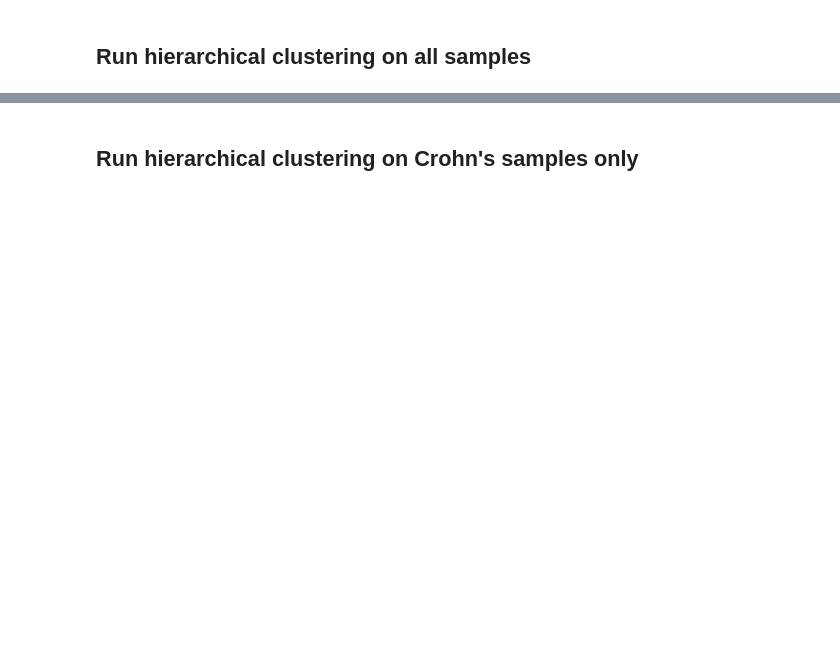
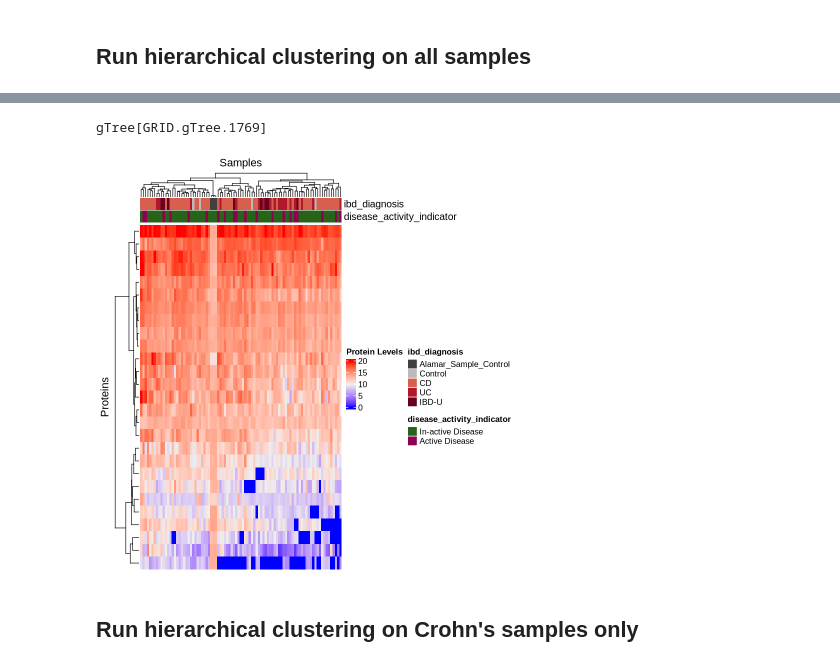
Before and after one commit to VCU-Bioinformatics-Core/20241011.kevin_byrd.ibd_nulisa, a Jupyter notebook: workflow/specimen_focused/comprehensive/post_analysis.R.ipynb, the cells around one changed output, grey strips where cells are left out. Cells and saved outputs as stored; diff of their text form; code cells hidden in the pictures; blank space fills up the shorter version.

```diff
--- a/workflow/specimen_focused/comprehensive/post_analysis.R.ipynb
+++ b/workflow/specimen_focused/comprehensive/post_analysis.R.ipynb
@@ -98,3 +138,54 @@ gTree[GRID.gTree.842]
+# %%
+# Create a heatmap annotation for the diagnosis
+# color brewer - https://colorbrewer2.org/#type=diverging&scheme=RdGy&n=11
+ha_ibd <- HeatmapAnnotation(ibd_diagnosis = clinical_data$ibd_diagnosis,
+                        col = list(ibd_diagnosis = c("Alamar_Sample_Control" = "#404040",
+                                                     "Control" = "#bababa",
+                                                     "CD" = "#d6604d",
+                                                     "UC" = "#b2182b",
+                                                     "IBD-U" = "#67001f")), which="column")
+
+# Create a heatmap annotation for the diagnosis
+ha_ibd_idx <- HeatmapAnnotation(ibd_indicator = clinical_data$ibd_indicator,
+                        col = list(ibd_indicator = c("Control Super Group" = "#bababa", "IBD Super Group" = "#67001f")), which="column")
+
+# Create a heatmap annotation for the diagnosis
+# color brewer - https://colorbrewer2.org/#type=diverging&scheme=PiYG&n=5
+ha_da <- HeatmapAnnotation(disease_activity = clinical_data$disease_activity,
+                        col = list(disease_activity = c("N/A" = "#276419",
+                                                        "N/A (Non-IBD Control)" = "#4d9221",
+                                                        "Quiescent" = "#f1b6da",
+                                                        "Mild" = "#c51b7d",
+                                                        "Moderate" = "#8e0152")))
+
+# Create a heatmap annotation for the diagnosis
+ha_da_idx <- HeatmapAnnotation(disease_activity_indicator = clinical_data$disease_activity_indicator,
+                        col = list(disease_activity_indicator = c("In-active Disease" = "#276419", "Active Disease" = "#8e0152")))
+
+
+combined_ha = c(ha_ibd, ha_da_idx)
+
+ht <- Heatmap(as.matrix(protein_data),
+        name = "Protein Levels",
+        row_title = "Proteins",
+        column_title = "Samples",
+        cluster_rows = TRUE,
+        cluster_columns = TRUE,
+        show_row_names = FALSE,
+        show_column_names = FALSE,
+        column_labels = clinical_data$ibd_indicator,
+        top_annotation = combined_ha)
+
+# Draw the heatmap and add a main title
+ht_list <- draw(ht, heatmap_legend_side = "right",
+     annotation_legend_side = "right")
+
+ht_grob <- grid.grabExpr(draw(ht_list))
+fn = file.path(outdir, "samples.all_data.hierarchical_clustering.simple.svg")
+ggsave(fn, plot = ht_grob, width = 8, height = 6); ht_grob;
+# %% [output]
+gTree[GRID.gTree.1769]
+[figure, added]
 # %% [markdown]
 ## Run hierarchical clustering on Crohn's samples only
 # %%
```
Also changed, not shown: parts of 5 cells of this notebook, 22 other files.
